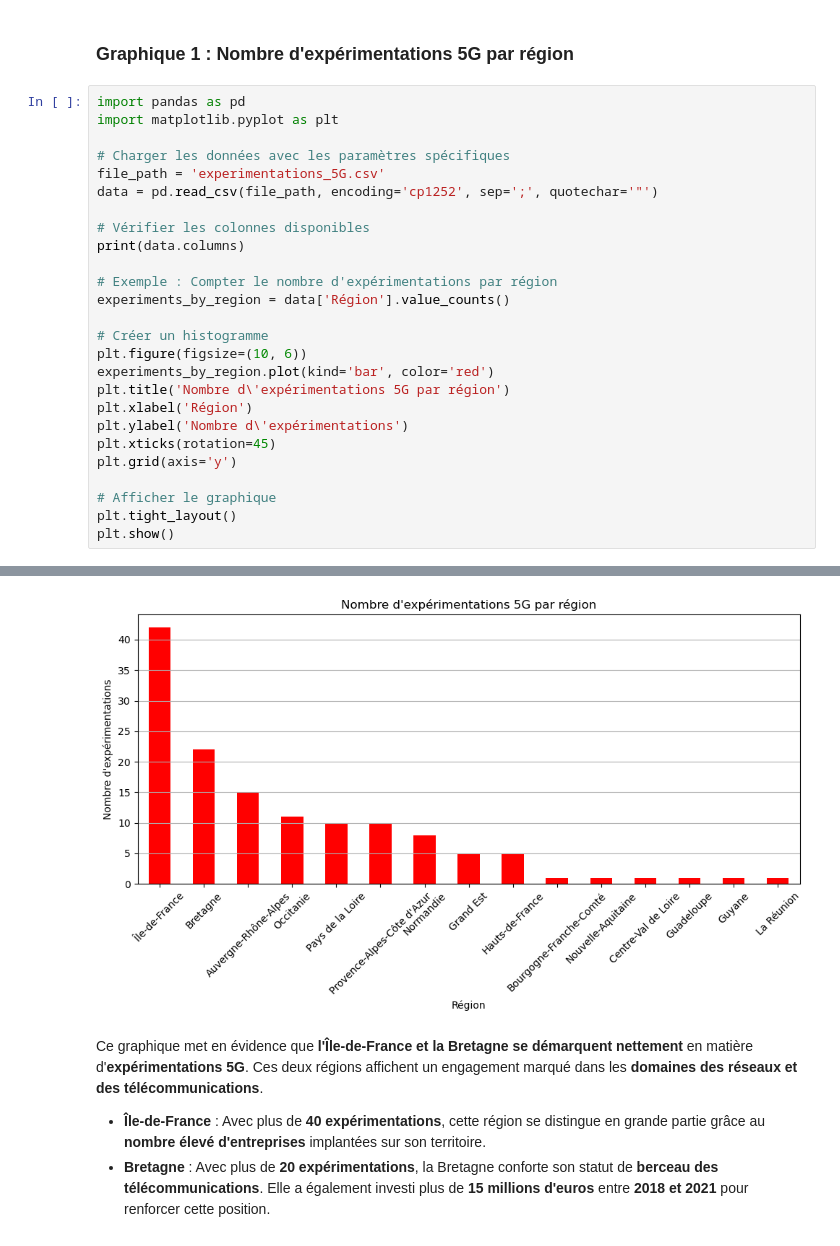
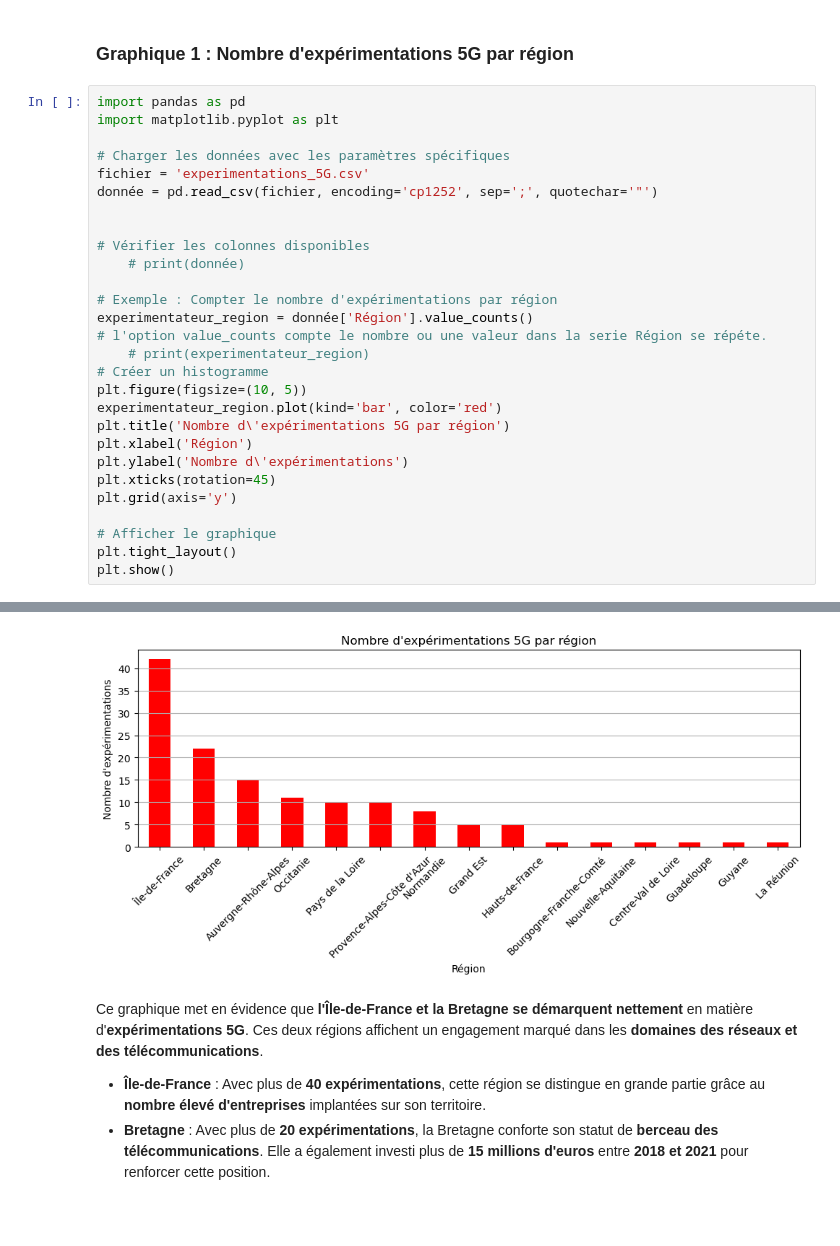
Before and after one commit to Leocqrl/SAE15, a Jupyter notebook: Bilan.ipynb, the cells around one changed output, grey strips where cells are left out. Drawn from its saved outputs; the diff is of its cells as text; blank space fills up the shorter version.

```diff
--- a/Bilan.ipynb
+++ b/Bilan.ipynb
@@ -65,18 +65,20 @@ import pandas as pd
 import matplotlib.pyplot as plt
 
 # Charger les données avec les paramètres spécifiques
-file_path = 'experimentations_5G.csv'
-data = pd.read_csv(file_path, encoding='cp1252', sep=';', quotechar='"')
+fichier = 'experimentations_5G.csv'
+donnée = pd.read_csv(fichier, encoding='cp1252', sep=';', quotechar='"')
+
 
 # Vérifier les colonnes disponibles
-print(data.columns)
+    # print(donnée)
 
 # Exemple : Compter le nombre d'expérimentations par région
-experiments_by_region = data['Région'].value_counts()
-
+experimentateur_region = donnée['Région'].value_counts()
+# l'option value_counts compte le nombre ou une valeur dans la serie Région se répéte.
+    # print(experimentateur_region)
 # Créer un histogramme
-plt.figure(figsize=(10, 6))
-experiments_by_region.plot(kind='bar', color='red')
+plt.figure(figsize=(10, 5))
+experimentateur_region.plot(kind='bar', color='red')
 plt.title('Nombre d\'expérimentations 5G par région')
 plt.xlabel('Région')
 plt.ylabel('Nombre d\'expérimentations')
@@ -109,4 +92,4 @@ Index(['Expérimentateur', 'Bande de fréquences',
-[figure, old version]
+[figure, new version]
 # %% [markdown]
 Ce graphique met en évidence que **l'Île-de-France et la Bretagne se démarquent nettement** en matière d'**expérimentations 5G**. Ces deux régions affichent un engagement marqué dans les **domaines des réseaux et des télécommunications**.
 
```
Also changed, not shown: parts of 4 cells of this notebook.
